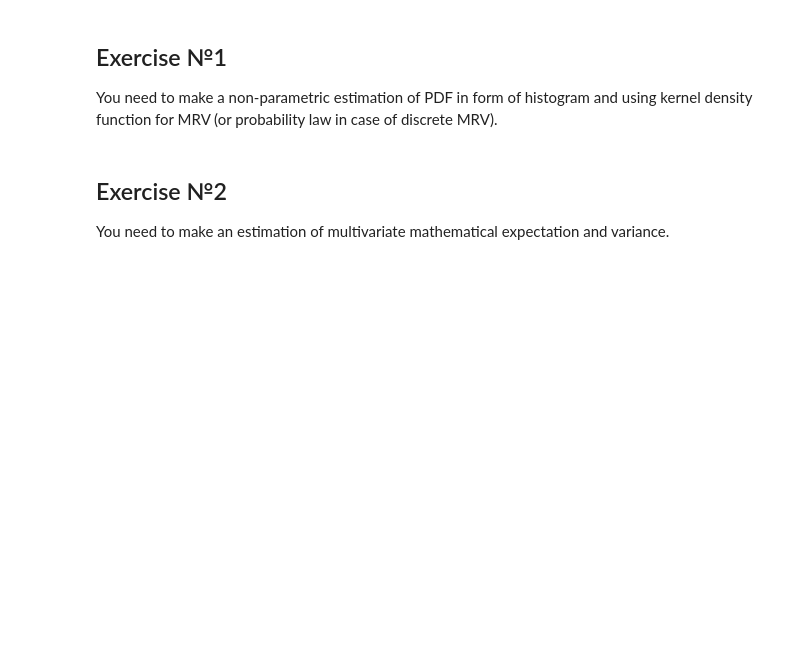
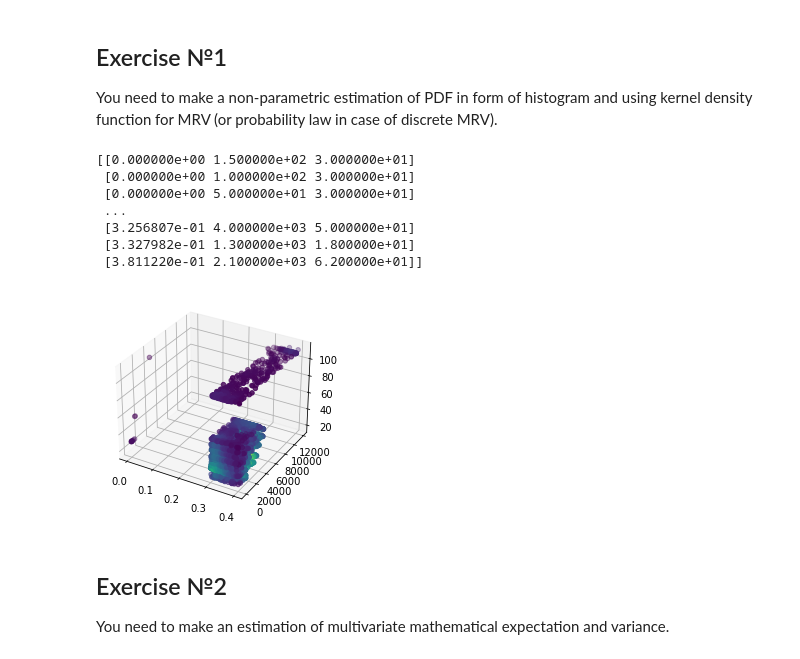
Before and after one commit to vandosik/M-M-MSA, a Jupyter notebook: Lab_2/lab_2.ipynb, the cells around one changed output. Saved outputs shown, nothing was run; the diff lists cells and outputs as text; code cells hidden in the pictures; blank space fills up the shorter version.

```diff
--- a/Lab_2/lab_2.ipynb
+++ b/Lab_2/lab_2.ipynb
@@ -54,6 +54,38 @@ b.fig.set_size_inches(20,10)
 # %% [markdown]
 ## Exercise №1
 You need to make a non-parametric estimation of PDF in form of histogram and using kernel density function for MRV (or probability law in case of discrete MRV).
+# %%
+import numpy as np
+from scipy import stats
+import matplotlib.pyplot as plt
+from mpl_toolkits.mplot3d import Axes3D
+
+a = source_df["Accuracy"]
+b = source_df["Score"]
+c = source_df["NumBlocks"]
+data = np.zeros(shape=(len(a),3))
+for i in range(0, len(a)):
+    data[i] = [a[i], b[i], c[i]]
+print(data)
+
+values = data.T
+
+kde = stats.gaussian_kde(values)
+density = kde(values)
+
+fig, ax = plt.subplots(subplot_kw=dict(projection='3d'))
+x, y, z = values
+ax.scatter(x, y, z, c=density)
+plt.show()
+# %% [output]
+[[0.000000e+00 1.500000e+02 3.000000e+01]
+ [0.000000e+00 1.000000e+02 3.000000e+01]
+ [0.000000e+00 5.000000e+01 3.000000e+01]
+ ...
+ [3.256807e-01 4.000000e+03 5.000000e+01]
+ [3.327982e-01 1.300000e+03 1.800000e+01]
+ [3.811220e-01 2.100000e+03 6.200000e+01]]
+[figure, added]
 # %% [markdown]
 ## Exercise №2
 You need to make an estimation of multivariate mathematical expectation and variance.
```
Also changed, not shown: parts of 1 cell of this notebook.
